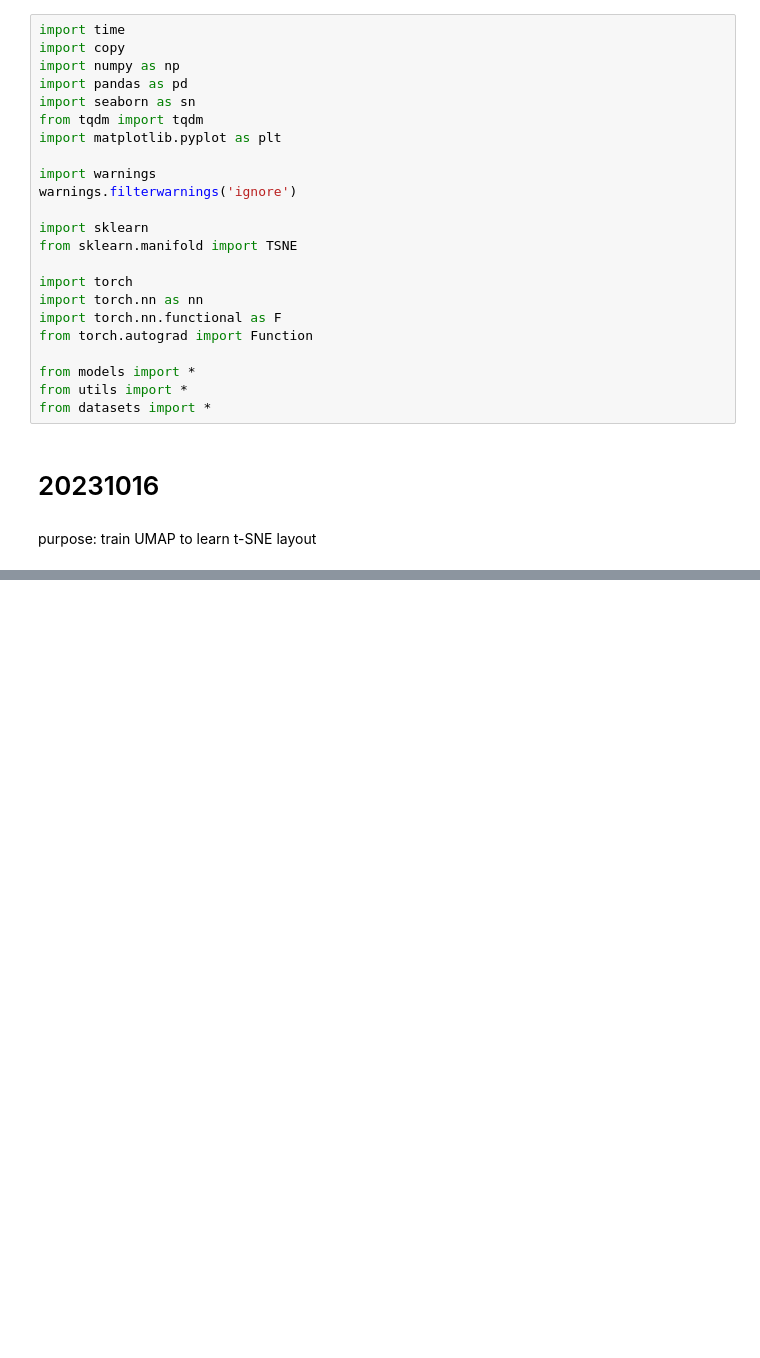
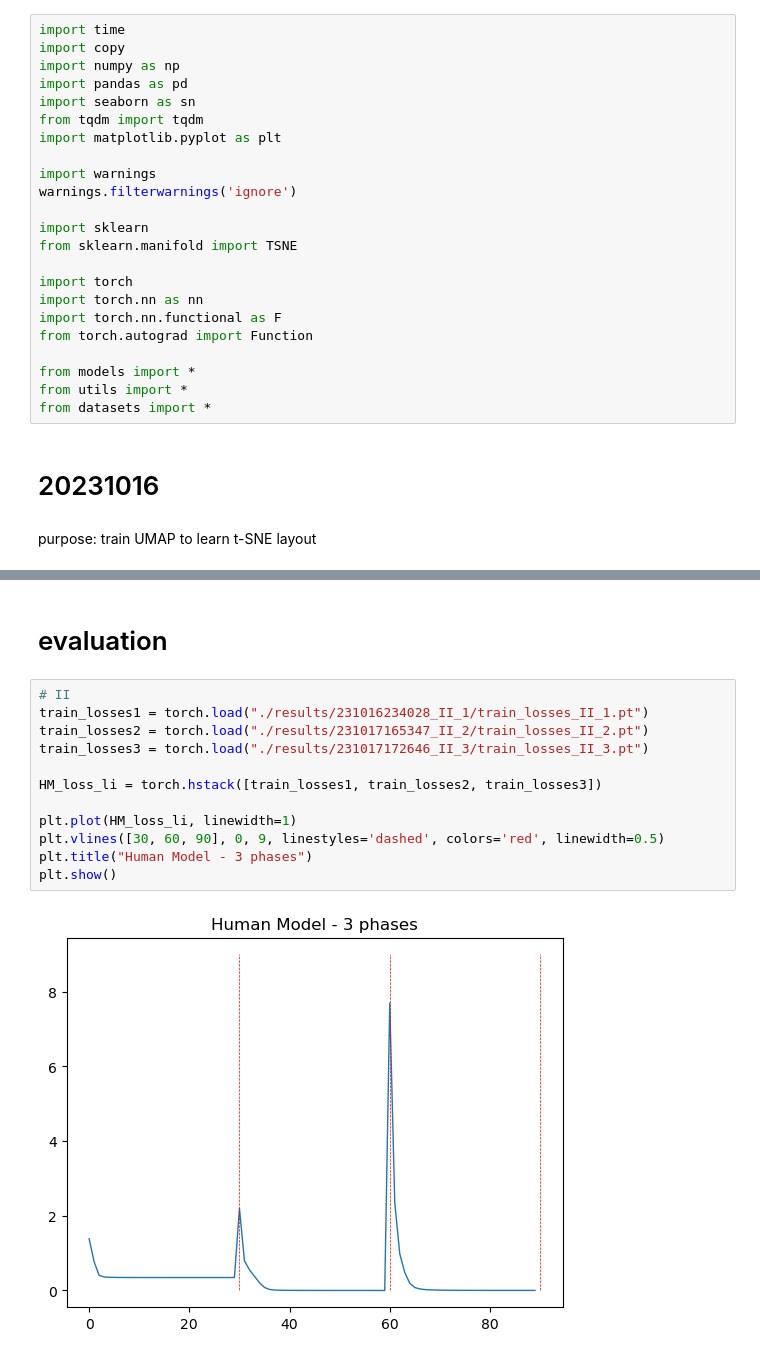
Before and after one commit to ZhangWan-byte/DVHL, a Jupyter notebook: evaluation.ipynb, the cells around one changed output, grey strips where cells are left out. Drawn from its saved outputs; the diff is of its cells as text; blank space fills up the shorter version.

Commit message:
first round 3-phase exp finished

```diff
--- a/evaluation.ipynb
+++ b/evaluation.ipynb
@@ -42,0 +98,16 @@ train_losses, eval_losses
+# %% [markdown]
+# evaluation
+# %%
+# II
+train_losses1 = torch.load("./results/231016234028_II_1/train_losses_II_1.pt")
+train_losses2 = torch.load("./results/231017165347_II_2/train_losses_II_2.pt")
+train_losses3 = torch.load("./results/231017172646_II_3/train_losses_II_3.pt")
+
+HM_loss_li = torch.hstack([train_losses1, train_losses2, train_losses3])
+
+plt.plot(HM_loss_li, linewidth=1)
+plt.vlines([30, 60, 90], 0, 9, linestyles='dashed', colors='red', linewidth=0.5)
+plt.title("Human Model - 3 phases")
+plt.show()
+# %% [output]
+[figure, added]
```
Also changed, not shown: parts of 8 cells of this notebook, 2 other files.
